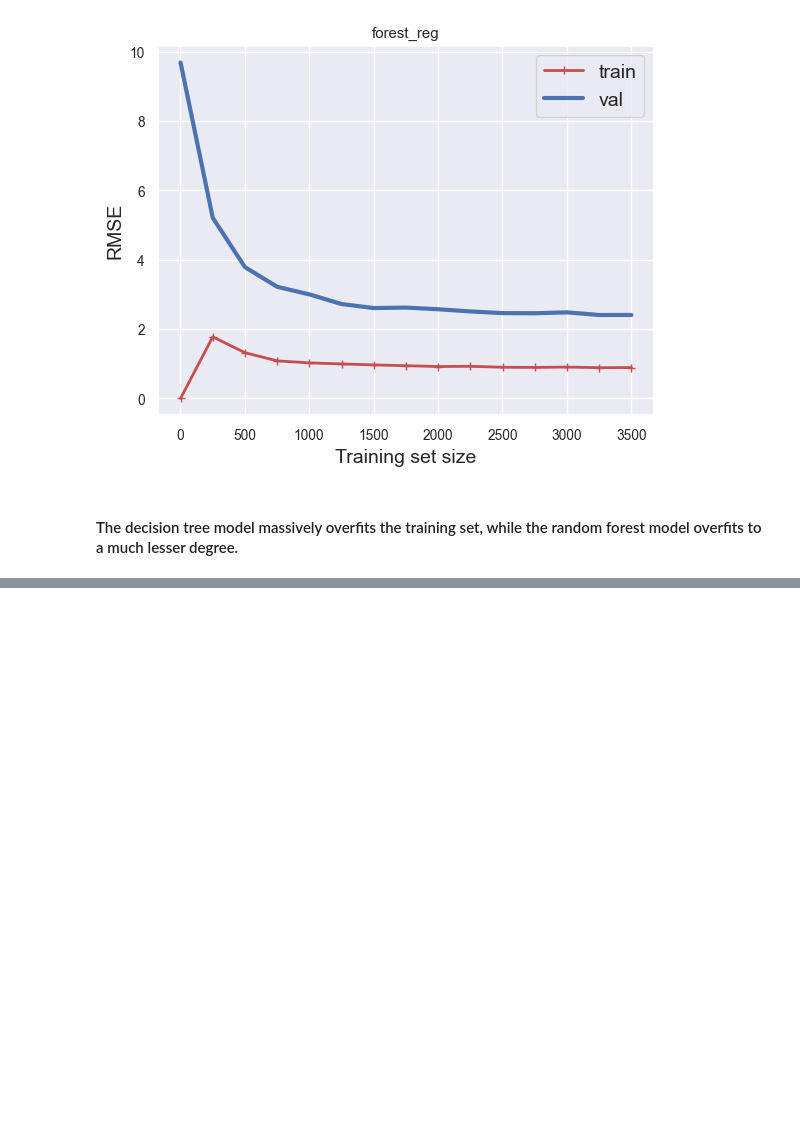
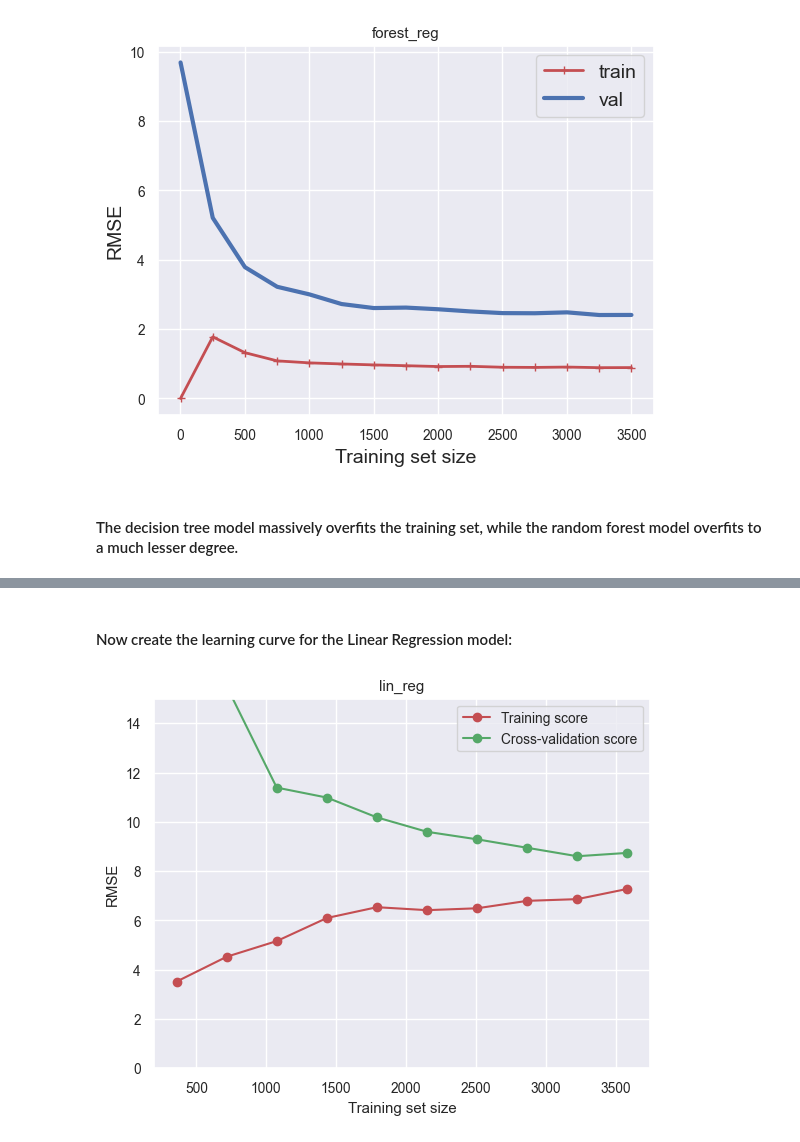
Before and after one commit to gs354/parkinsons_telemonitoring, a Jupyter notebook: parkinsons_telemonitoring/parkinsons_predict.ipynb, the cells around one changed output, grey strips where cells are left out. Drawn from its saved outputs; the diff is of its cells as text; code cells hidden in the pictures; blank space fills up the shorter version.

Commit message:
New learning curves

```diff
--- a/parkinsons_telemonitoring/parkinsons_predict.ipynb
+++ b/parkinsons_telemonitoring/parkinsons_predict.ipynb
@@ -564,0 +610,8 @@ plt.show()
+# %%
+from sklearn.model_selection import GroupShuffleSplit
+gss = GroupShuffleSplit(n_splits=10, train_size=.8, random_state=1)
+groups = subject_ids
+for i, (train_index, test_index) in enumerate(gss.split(X_scaled, y, groups=groups)):
+    print(f"Fold {i}:")
+    print(f"  Train: group={groups[train_index].unique()}")
+    print(f"  Test: group={groups[test_index].unique()}")
@@ -564,0 +636,22 @@ plt.show()
+# %% [markdown]
+#### Now create the learning curve for the Linear Regression model:
+# %%
+fig, ax = plt.subplots(1, 1)
+estimator = models["lin_reg"]
+plt = plot_learning_curve(
+    estimator,
+    X_scaled,
+    y,
+    groups=subject_ids,
+    scoring="neg_mean_squared_error",
+    ax=ax,
+    ylim=(0, 15),
+    cv=gss,
+    train_sizes=np.linspace(0.1, 1.0, 10),
+    logscale=False,
+    title="lin_reg",
+)
+
+plt.show()
+# %% [output]
+[figure, added]
```
Also changed, not shown: parts of 8 cells of this notebook.
